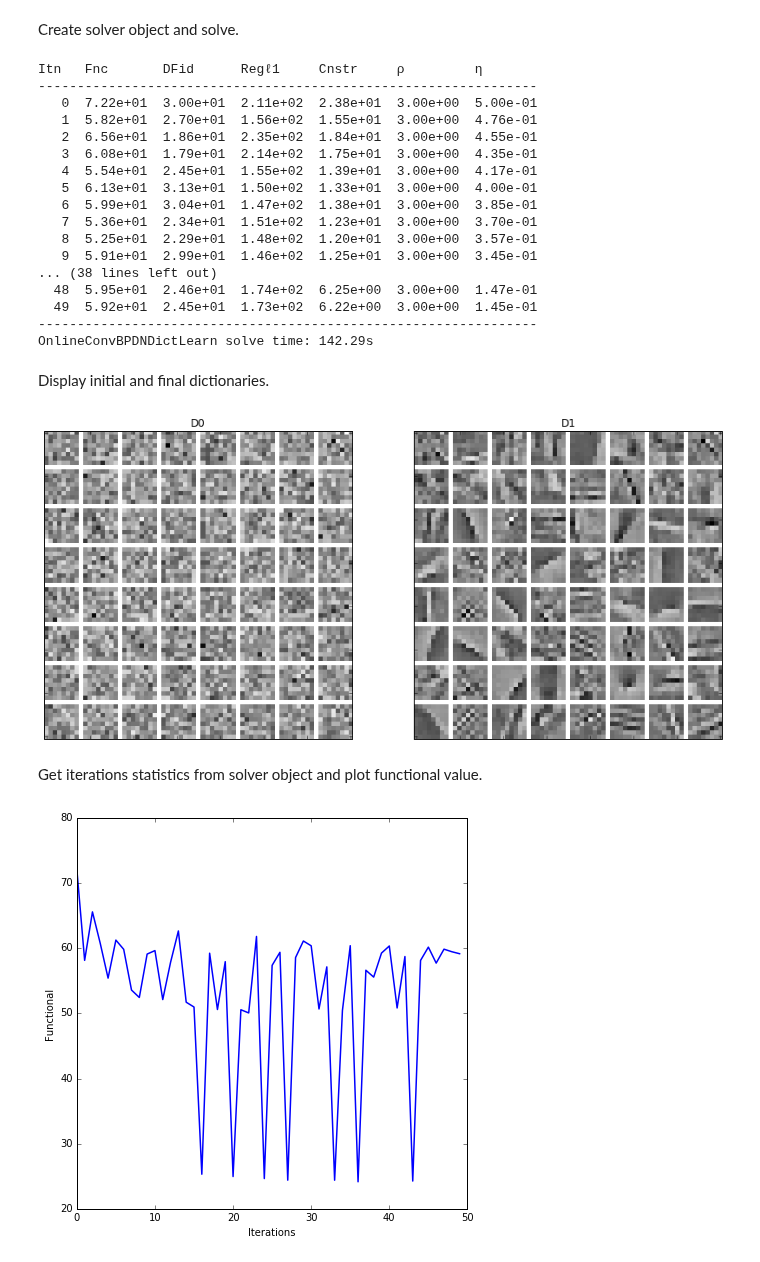
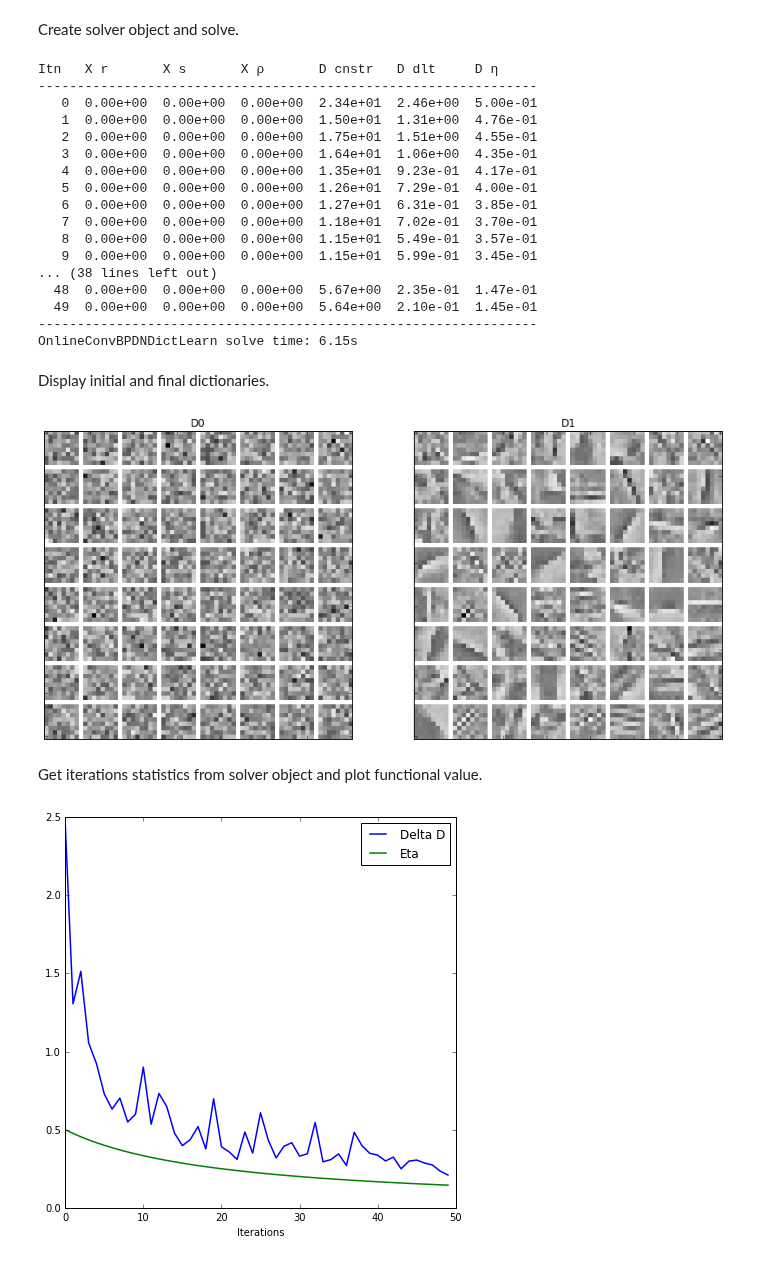
Before and after one commit to bwohlberg/sporco-notebooks, a Jupyter notebook: cdl/onlinecdl_gry.ipynb, the cells around one changed output. Cells and saved outputs as stored; diff of their text form; code cells hidden in the pictures.

```diff
--- a/cdl/onlinecdl_gry.ipynb
+++ b/cdl/onlinecdl_gry.ipynb
@@ -50,9 +42,21 @@ opt = onlinecdl.OnlineConvBPDNDictLearn.Options({
+# %%
+lmbda = 0.2
+opt = onlinecdl.OnlineConvBPDNDictLearn.Options({
+                'Verbose': True, 'ZeroMean': False, 'eta_a': 10.0,
+                'eta_b': 20.0, 'DataType': np.float32,
+                'CBPDN': {'rho': 5.0, 'AutoRho': {'Enabled': True},
+                    'RelaxParam': 1.8, 'RelStopTol': 1e-4, 'MaxMainIter': 50,
+                    'FastSolve': False, 'DataType': np.float32}})
+if cuda.device_count() > 0:
+    opt['CUDA_CBPDN'] = True
 # %% [markdown]
 Create solver object and solve.
 # %%
-d = onlinecdl.OnlineConvBPDNDictLearn(D0, sh[..., [0]], lmbda, opt)
+d = onlinecdl.OnlineConvBPDNDictLearn(D0, lmbda, opt)
 
-for it in range(opt['MaxMainIter']):
+iter = 50
+d.display_start()
+for it in range(iter):
     img_index = np.random.randint(0, sh.shape[-1])
     d.solve(sh[..., [img_index]])
 
@@ -60,23 +64,23 @@ d.display_end()
 D1 = d.getdict()
 print("OnlineConvBPDNDictLearn solve time: %.2fs" % d.timer.elapsed('solve'))
 # %% [output]
-Itn   Fnc       DFid      Regℓ1     Cnstr     ρ         η
+Itn   X r       X s       X ρ       D cnstr   D dlt     D η
 ----------------------------------------------------------------
-   0  7.22e+01  3.00e+01  2.11e+02  2.38e+01  3.00e+00  5.00e-01
-   1  5.82e+01  2.70e+01  1.56e+02  1.55e+01  3.00e+00  4.76e-01
-   2  6.56e+01  1.86e+01  2.35e+02  1.84e+01  3.00e+00  4.55e-01
-   3  6.08e+01  1.79e+01  2.14e+02  1.75e+01  3.00e+00  4.35e-01
-   4  5.54e+01  2.45e+01  1.55e+02  1.39e+01  3.00e+00  4.17e-01
-   5  6.13e+01  3.13e+01  1.50e+02  1.33e+01  3.00e+00  4.00e-01
-   6  5.99e+01  3.04e+01  1.47e+02  1.38e+01  3.00e+00  3.85e-01
-   7  5.36e+01  2.34e+01  1.51e+02  1.23e+01  3.00e+00  3.70e-01
-   8  5.25e+01  2.29e+01  1.48e+02  1.20e+01  3.00e+00  3.57e-01
-   9  5.91e+01  2.99e+01  1.46e+02  1.25e+01  3.00e+00  3.45e-01
+   0  0.00e+00  0.00e+00  0.00e+00  2.34e+01  2.46e+00  5.00e-01
+   1  0.00e+00  0.00e+00  0.00e+00  1.50e+01  1.31e+00  4.76e-01
+   2  0.00e+00  0.00e+00  0.00e+00  1.75e+01  1.51e+00  4.55e-01
+   3  0.00e+00  0.00e+00  0.00e+00  1.64e+01  1.06e+00  4.35e-01
+   4  0.00e+00  0.00e+00  0.00e+00  1.35e+01  9.23e-01  4.17e-01
+   5  0.00e+00  0.00e+00  0.00e+00  1.26e+01  7.29e-01  4.00e-01
+   6  0.00e+00  0.00e+00  0.00e+00  1.27e+01  6.31e-01  3.85e-01
+   7  0.00e+00  0.00e+00  0.00e+00  1.18e+01  7.02e-01  3.70e-01
+   8  0.00e+00  0.00e+00  0.00e+00  1.15e+01  5.49e-01  3.57e-01
+   9  0.00e+00  0.00e+00  0.00e+00  1.15e+01  5.99e-01  3.45e-01
 ... (38 lines left out)
-  48  5.95e+01  2.46e+01  1.74e+02  6.25e+00  3.00e+00  1.47e-01
-  49  5.92e+01  2.45e+01  1.73e+02  6.22e+00  3.00e+00  1.45e-01
+  48  0.00e+00  0.00e+00  0.00e+00  5.67e+00  2.35e-01  1.47e-01
+  49  0.00e+00  0.00e+00  0.00e+00  5.64e+00  2.10e-01  1.45e-01
 ----------------------------------------------------------------
-OnlineConvBPDNDictLearn solve time: 142.29s
+OnlineConvBPDNDictLearn solve time: 6.15s
 # %% [markdown]
 Display initial and final dictionaries.
 # %%
@@ -88,13 +92,14 @@ plot.subplot(1, 2, 2)
 plot.imview(util.tiledict(D1), title='D1', fig=fig)
 fig.show()
 # %% [output]
-[figure, old version]
+[figure, new version]
 # %% [markdown]
 Get iterations statistics from solver object and plot functional value.
 # %%
 its = d.getitstat()
 fig = plot.figure(figsize=(7, 7))
-plot.plot(its.ObjFun, xlbl='Iterations', ylbl='Functional', fig=fig)
+plot.plot(np.vstack((its.DeltaD, its.Eta)).T, xlbl='Iterations',
+          lgnd=('Delta D', 'Eta'), fig=fig)
 fig.show()
 # %% [output]
-[figure, old version]
+[figure, new version]
```
Also changed, not shown: parts of 3 cells of this notebook, 3 other files.
